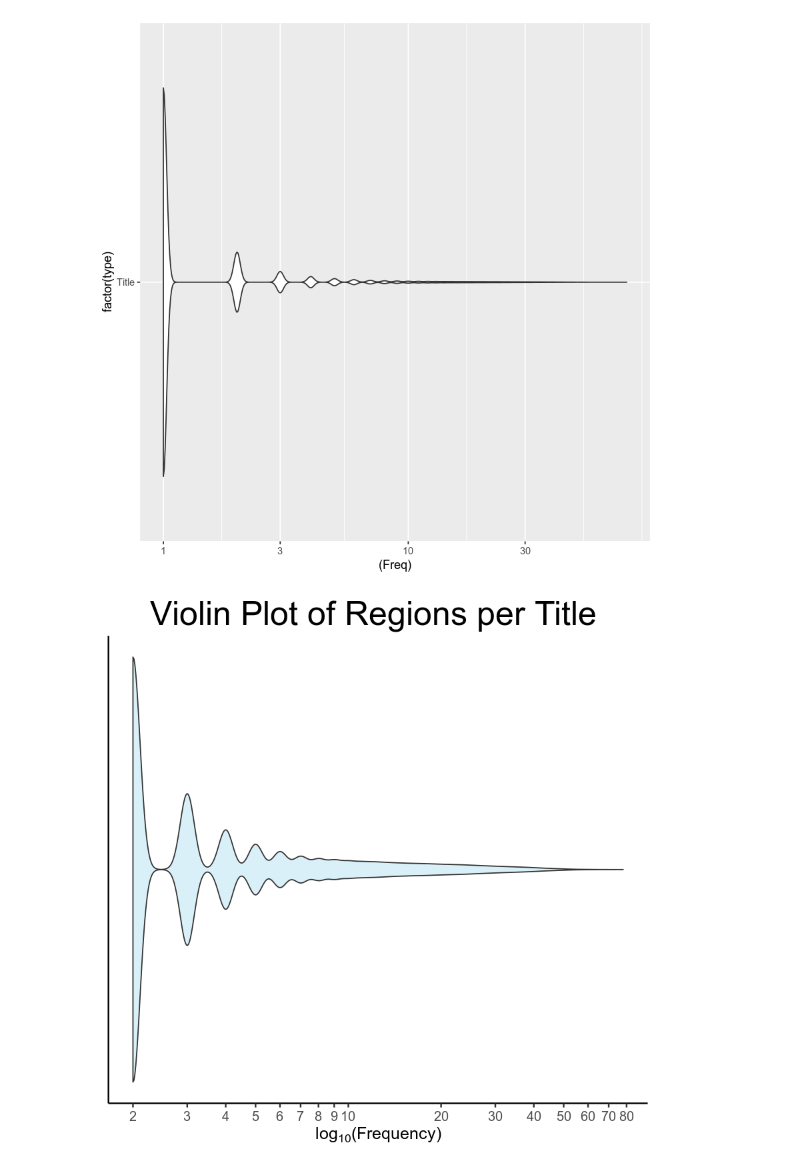
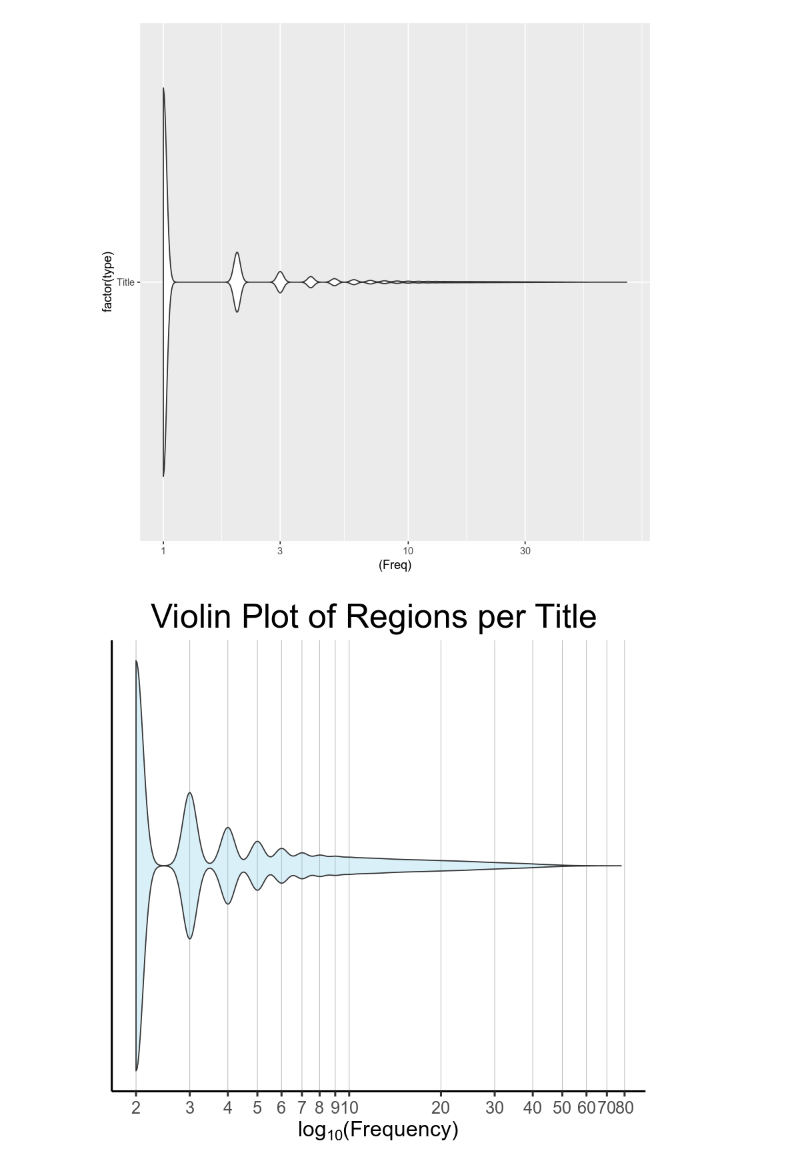
Before and after one commit to fsbarros98/IMDb_analysis, a Jupyter notebook: src/boxplot_count_translated.ipynb, the cells around one changed output. Cells and saved outputs as stored; diff of their text form; code cells hidden in the pictures.

Commit message:
minor changes to the graphs

```diff
--- a/src/boxplot_count_translated.ipynb
+++ b/src/boxplot_count_translated.ipynb
@@ -123,11 +123,11 @@ ggplot(ids,aes(x=factor(type),y=(Freq)))+
 # %%
 ggplot(ids_maior_1,aes(x=(Freq),y=(Freq)))+
   geom_violin(fill="skyblue",alpha=0.3)+
   scale_y_log10(breaks=c(0,1,2,3,4,5,6,7,8,9,10,20,30,40,50,60,70,80))+
-  theme_classic(base_size = 15)+
+  theme_classic(base_size = 19)+
   coord_flip()+
-  theme(axis.title.y=element_blank(),axis.text.y=element_blank(),
+  theme(axis.title.y=element_blank(),axis.text.y=element_blank(),panel.grid.major.x=element_line(colour="gray",size=0.3),
         axis.ticks.y=element_blank(),legend.position="none",plot.title=element_text(hjust=0.5,size=30)) +
   labs(y=expression("log"[10]*"(Frequency)"),x="",title="Violin Plot of Regions per Title ")
 # %% [output]
-[figure, old version]
+[figure, new version]
```
Also changed, not shown: parts of 2 cells of this notebook, 1 other file.
